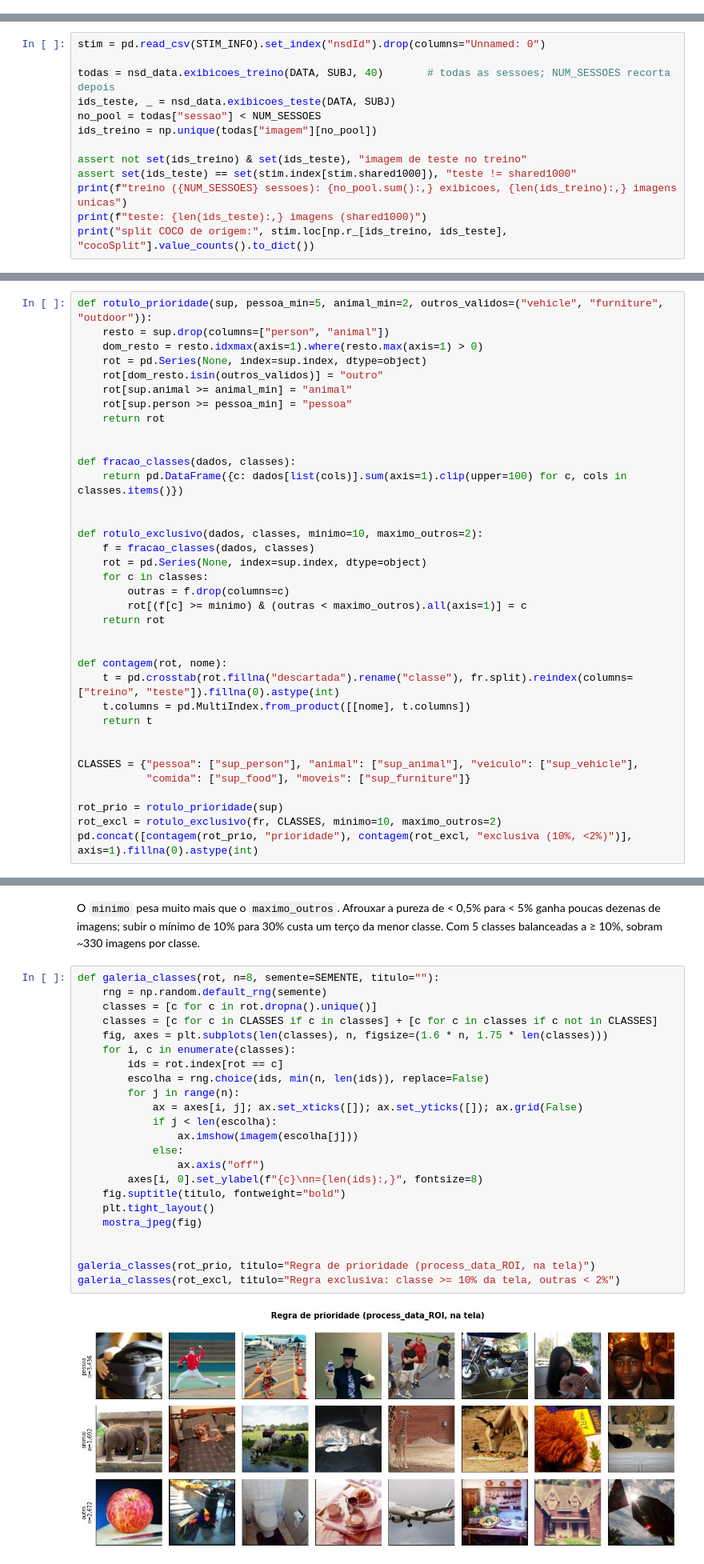
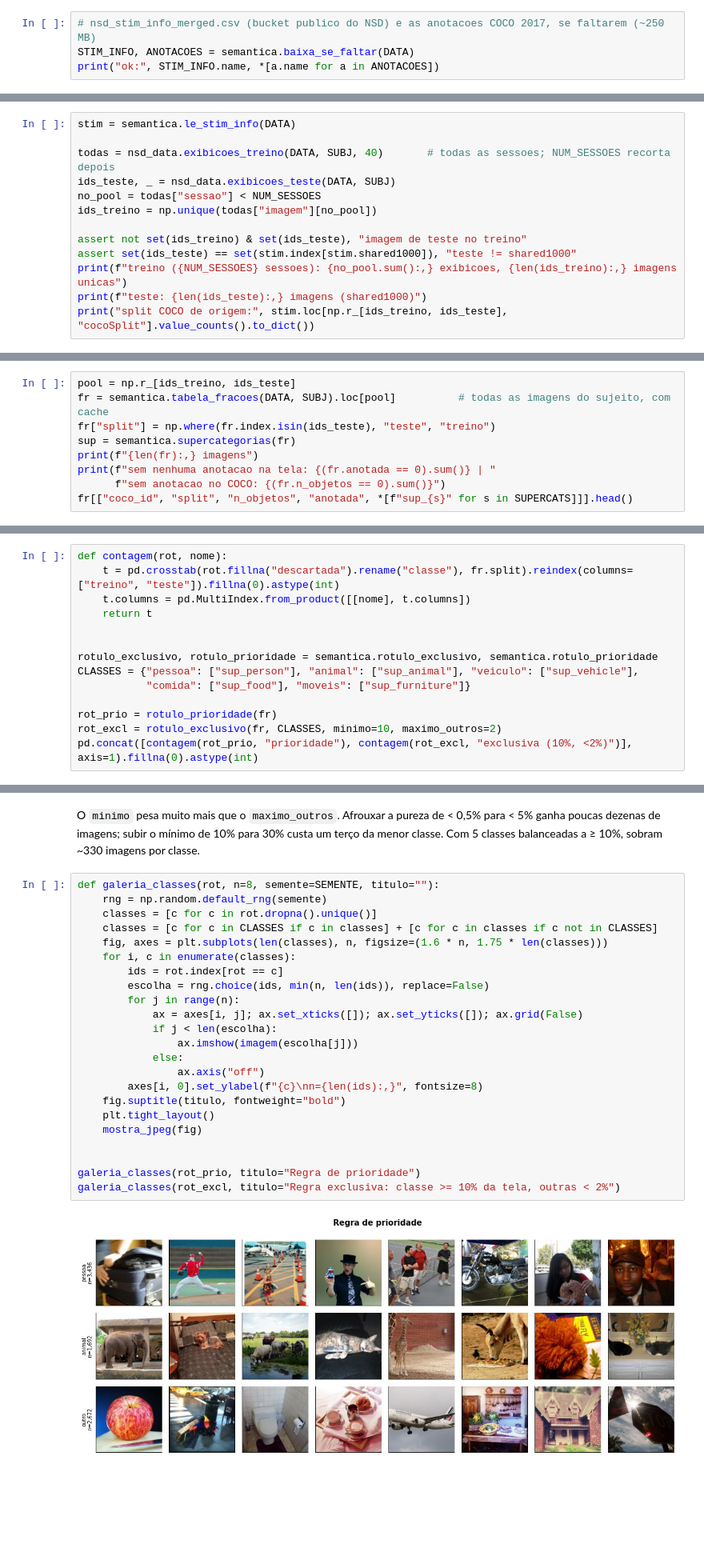
Before and after one commit to PR-Alberti/benchmark-modelos, a Jupyter notebook: notebooks/classificacao_semantica.ipynb, the cells around one changed output, grey strips where cells are left out. Shown at 80% size. Cells and saved outputs as stored; diff of their text form; blank space fills up the shorter version.

```diff
--- a/notebooks/classificacao_semantica.ipynb
+++ b/notebooks/classificacao_semantica.ipynb
@@ -90,0 +62,4 @@ ok: nsd_stim_info_merged.csv instances_train2017.json instances_val2017.json
+# %%
+# nsd_stim_info_merged.csv (bucket publico do NSD) e as anotacoes COCO 2017, se faltarem (~250 MB)
+STIM_INFO, ANOTACOES = semantica.baixa_se_faltar(DATA)
+print("ok:", STIM_INFO.name, *[a.name for a in ANOTACOES])
@@ -95,7 +72,7 @@ ok: nsd_stim_info_merged.csv instances_train2017.json instances_val2017.json
 em `coco_images_224_float16.hdf5`) ao `cocoId`, ao split COCO de onde a imagem veio e ao recorte
 `cropBox = (topo, base, esquerda, direita)`, em frações da imagem COCO cortadas fora.
 # %%
-stim = pd.read_csv(STIM_INFO).set_index("nsdId").drop(columns="Unnamed: 0")
+stim = semantica.le_stim_info(DATA)
 
 todas = nsd_data.exibicoes_treino(DATA, SUBJ, 40)       # todas as sessoes; NUM_SESSOES recorta depois
 ids_teste, _ = nsd_data.exibicoes_teste(DATA, SUBJ)
@@ -261,0 +147,9 @@ sem nenhuma anotacao na tela: 10 | sem anotacao no COCO: 0
+# %%
+pool = np.r_[ids_treino, ids_teste]
+fr = semantica.tabela_fracoes(DATA, SUBJ).loc[pool]          # todas as imagens do sujeito, com cache
+fr["split"] = np.where(fr.index.isin(ids_teste), "teste", "treino")
+sup = semantica.supercategorias(fr)
+print(f"{len(fr):,} imagens")
+print(f"sem nenhuma anotacao na tela: {(fr.anotada == 0).sum()} | "
+      f"sem anotacao no COCO: {(fr.n_objetos == 0).sum()}")
+fr[["coco_id", "split", "n_objetos", "anotada", *[f"sup_{s}" for s in SUPERCATS]]].head()
@@ -527,39 +431,17 @@ Duas regras, ambas sobre a fração da tela:
 Numa classe com mais de uma coluna, a fração é a soma delas, limitada a 100 (aproxima a união;
 sobreposição entre categorias diferentes é pequena).
 # %%
-def rotulo_prioridade(sup, pessoa_min=5, animal_min=2, outros_validos=("vehicle", "furniture", "outdoor")):
-    resto = sup.drop(columns=["person", "animal"])
-    dom_resto = resto.idxmax(axis=1).where(resto.max(axis=1) > 0)
-    rot = pd.Series(None, index=sup.index, dtype=object)
-    rot[dom_resto.isin(outros_validos)] = "outro"
-    rot[sup.animal >= animal_min] = "animal"
-    rot[sup.person >= pessoa_min] = "pessoa"
-    return rot
-
-
-def fracao_classes(dados, classes):
-    return pd.DataFrame({c: dados[list(cols)].sum(axis=1).clip(upper=100) for c, cols in classes.items()})
-
-
-def rotulo_exclusivo(dados, classes, minimo=10, maximo_outros=2):
-    f = fracao_classes(dados, classes)
-    rot = pd.Series(None, index=sup.index, dtype=object)
-    for c in classes:
-        outras = f.drop(columns=c)
-        rot[(f[c] >= minimo) & (outras < maximo_outros).all(axis=1)] = c
-    return rot
-
-
 def contagem(rot, nome):
     t = pd.crosstab(rot.fillna("descartada").rename("classe"), fr.split).reindex(columns=["treino", "teste"]).fillna(0).astype(int)
     t.columns = pd.MultiIndex.from_product([[nome], t.columns])
     return t
 
 
+rotulo_exclusivo, rotulo_prioridade = semantica.rotulo_exclusivo, semantica.rotulo_prioridade
 CLASSES = {"pessoa": ["sup_person"], "animal": ["sup_animal"], "veiculo": ["sup_vehicle"],
            "comida": ["sup_food"], "moveis": ["sup_furniture"]}
 
-rot_prio = rotulo_prioridade(sup)
+rot_prio = rotulo_prioridade(fr)
 rot_excl = rotulo_exclusivo(fr, CLASSES, minimo=10, maximo_outros=2)
 pd.concat([contagem(rot_prio, "prioridade"), contagem(rot_excl, "exclusiva (10%, <2%)")], axis=1).fillna(0).astype(int)
 # %% [output]
@@ -634,28 +516,28 @@ classes balanceadas a ≥ 10%, sobram ~330 imagens por classe.
 # %%
 def galeria_classes(rot, n=8, semente=SEMENTE, titulo=""):
     rng = np.random.default_rng(semente)
     classes = [c for c in rot.dropna().unique()]
     classes = [c for c in CLASSES if c in classes] + [c for c in classes if c not in CLASSES]
     fig, axes = plt.subplots(len(classes), n, figsize=(1.6 * n, 1.75 * len(classes)))
     for i, c in enumerate(classes):
         ids = rot.index[rot == c]
         escolha = rng.choice(ids, min(n, len(ids)), replace=False)
         for j in range(n):
             ax = axes[i, j]; ax.set_xticks([]); ax.set_yticks([]); ax.grid(False)
             if j < len(escolha):
                 ax.imshow(imagem(escolha[j]))
             else:
                 ax.axis("off")
         axes[i, 0].set_ylabel(f"{c}\nn={len(ids):,}", fontsize=8)
     fig.suptitle(titulo, fontweight="bold")
     plt.tight_layout()
     mostra_jpeg(fig)
 
 
-galeria_classes(rot_prio, titulo="Regra de prioridade (process_data_ROI, na tela)")
+galeria_classes(rot_prio, titulo="Regra de prioridade")
 galeria_classes(rot_excl, titulo="Regra exclusiva: classe >= 10% da tela, outras < 2%")
 # %% [output]
-[figure, old version]
+[figure, new version]
 [figure]
 # %% [markdown]
 ## 10. O que isso dá para o treino controlado
```
Also changed, not shown: parts of 15 cells of this notebook.
